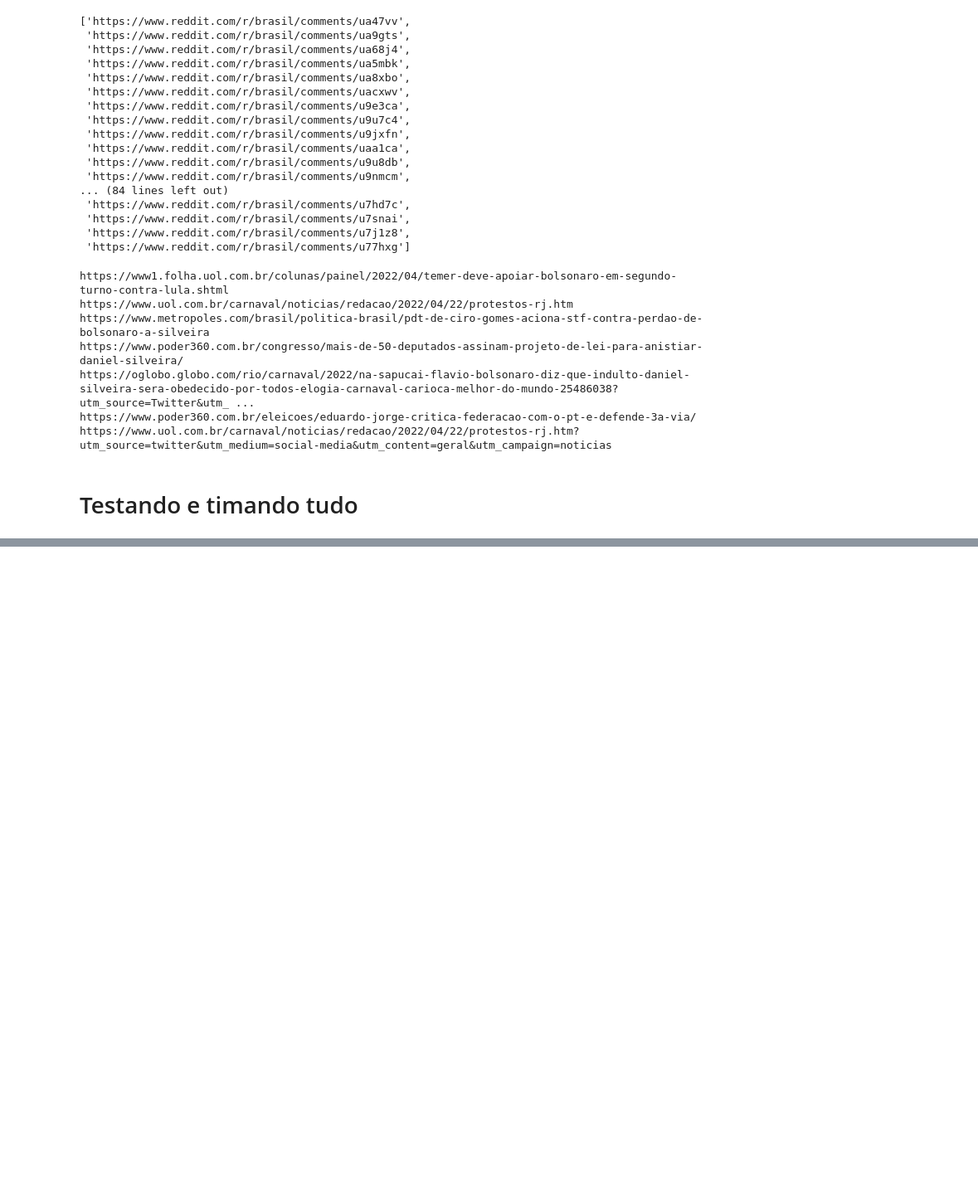
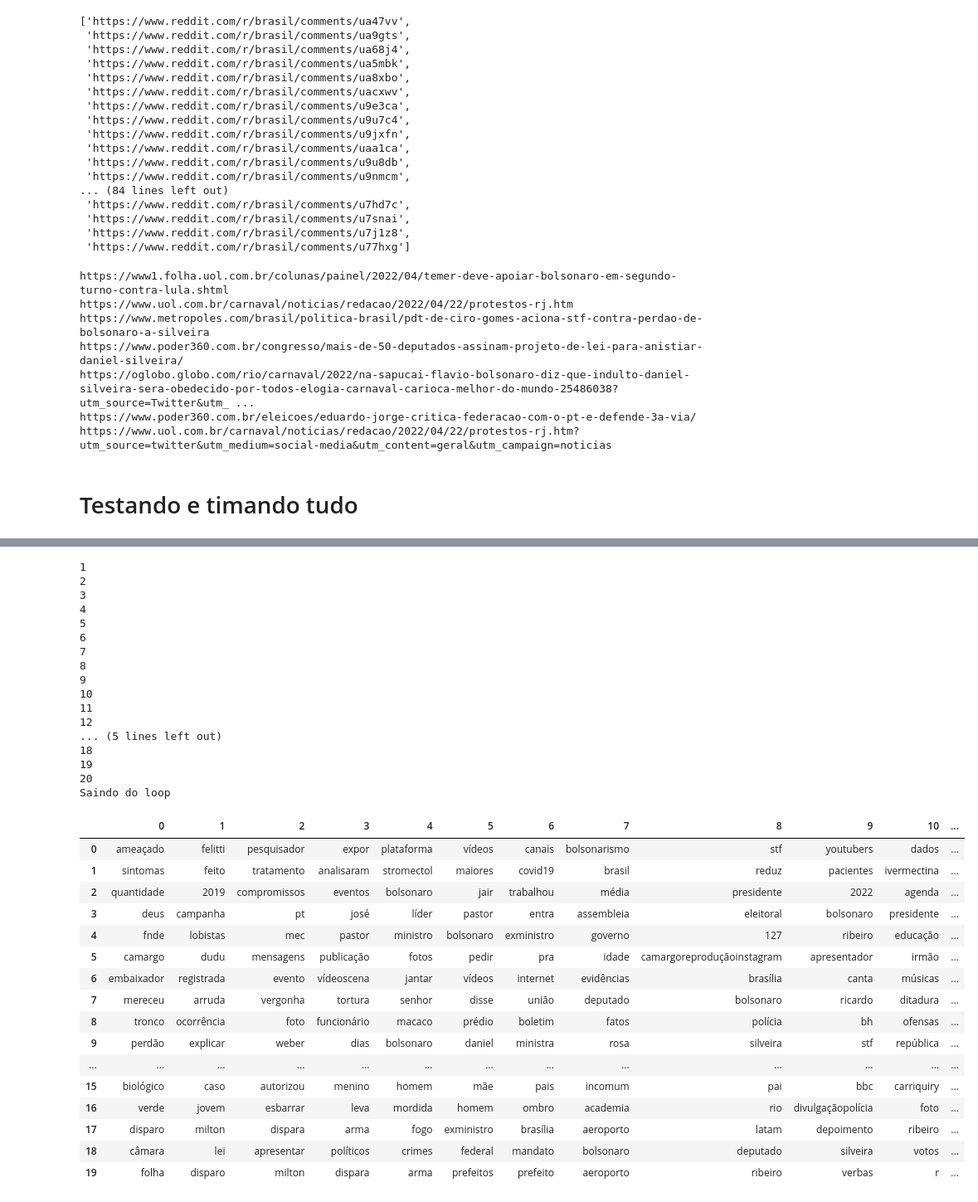
Before and after one commit to adrieligarashi/autohome, a Jupyter notebook: notebooks/Noticias.ipynb, the cells around one changed output, grey strips where cells are left out. Shown at 83% size. Drawn from its saved outputs; the diff is of its cells as text; code cells hidden in the pictures; blank space fills up the shorter version.

```diff
--- a/notebooks/Noticias.ipynb
+++ b/notebooks/Noticias.ipynb
@@ -222,0 +253,42 @@ Wall time: 8.33 s
+# %%
+import pandas as pd
+
+_, kw = get_news_text_from_reddit(nlp=True)
+
+df = pd.DataFrame(kw)
+df
+# %% [output]
+1
+2
+3
+4
+5
+6
+7
+8
+9
+10
+11
+12
+... (5 lines left out)
+18
+19
+20
+Saindo do loop
+|  | 0 | 1 | 2 | 3 | 4 | 5 | 6 | 7 | 8 | 9 | 10 | ... |
+| 0 | ameaçado | felitti | pesquisador | expor | plataforma | vídeos | canais | bolsonarismo | stf | youtubers | dados | ... |
+| 1 | sintomas | feito | tratamento | analisaram | stromectol | maiores | covid19 | brasil | reduz | pacientes | ivermectina | ... |
+| 2 | quantidade | 2019 | compromissos | eventos | bolsonaro | jair | trabalhou | média | presidente | 2022 | agenda | ... |
+| 3 | deus | campanha | pt | josé | líder | pastor | entra | assembleia | eleitoral | bolsonaro | presidente | ... |
+| 4 | fnde | lobistas | mec | pastor | ministro | bolsonaro | exministro | governo | 127 | ribeiro | educação | ... |
+| 5 | camargo | dudu | mensagens | publicação | fotos | pedir | pra | idade | camargoreproduçãoinstagram | apresentador | irmão | ... |
+| 6 | embaixador | registrada | evento | vídeoscena | jantar | vídeos | internet | evidências | brasília | canta | músicas | ... |
+| 7 | mereceu | arruda | vergonha | tortura | senhor | disse | união | deputado | bolsonaro | ricardo | ditadura | ... |
+| 8 | tronco | ocorrência | foto | funcionário | macaco | prédio | boletim | fatos | polícia | bh | ofensas | ... |
+| 9 | perdão | explicar | weber | dias | bolsonaro | daniel | ministra | rosa | silveira | stf | república | ... |
+| ... | ... | ... | ... | ... | ... | ... | ... | ... | ... | ... | ... | ... |
+| 15 | biológico | caso | autorizou | menino | homem | mãe | pais | incomum | pai | bbc | carriquiry | ... |
+| 16 | verde | jovem | esbarrar | leva | mordida | homem | ombro | academia | rio | divulgaçãopolícia | foto | ... |
+| 17 | disparo | milton | dispara | arma | fogo | exministro | brasília | aeroporto | latam | depoimento | ribeiro | ... |
+| 18 | câmara | lei | apresentar | políticos | crimes | federal | mandato | bolsonaro | deputado | silveira | votos | ... |
+| 19 | folha | disparo | milton | dispara | arma | prefeitos | prefeito | aeroporto | ribeiro | verbas | r | ... |
```
Also changed, not shown: parts of 3 cells of this notebook, 3 other files.
